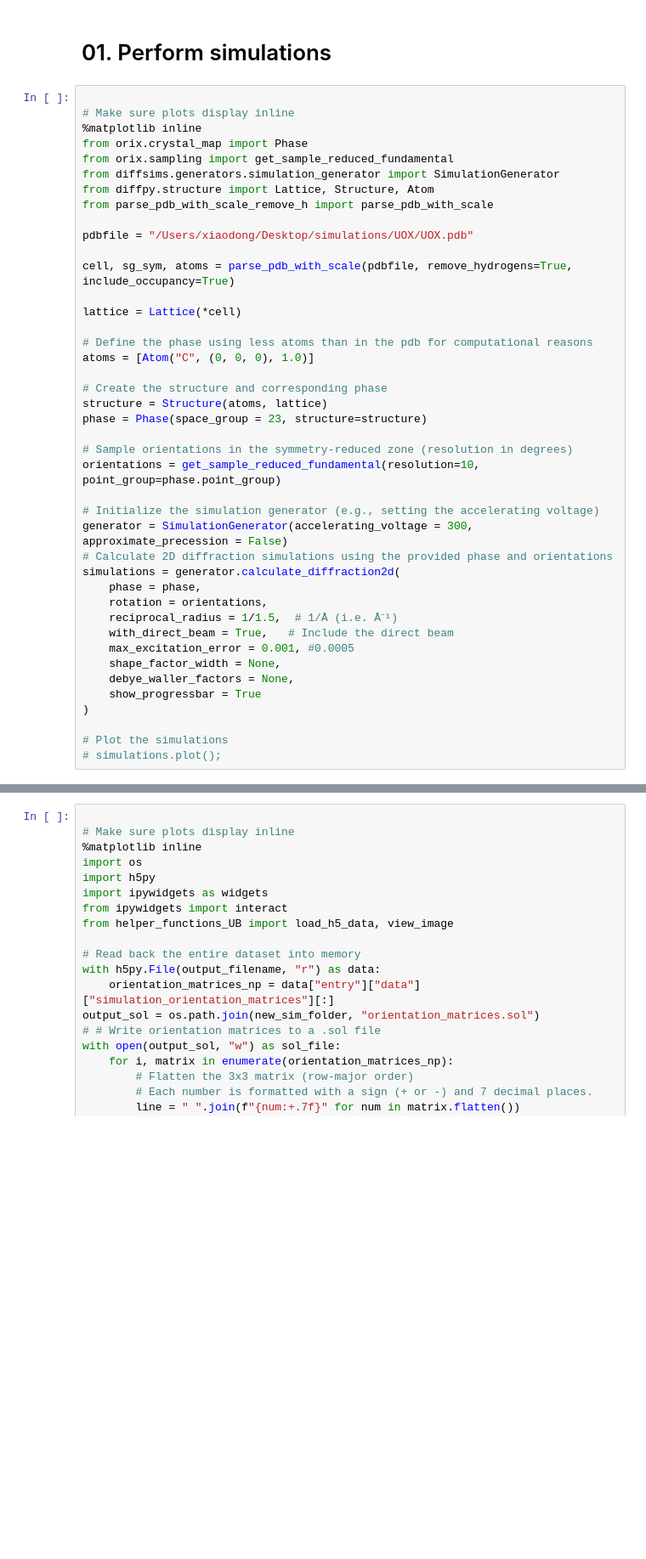
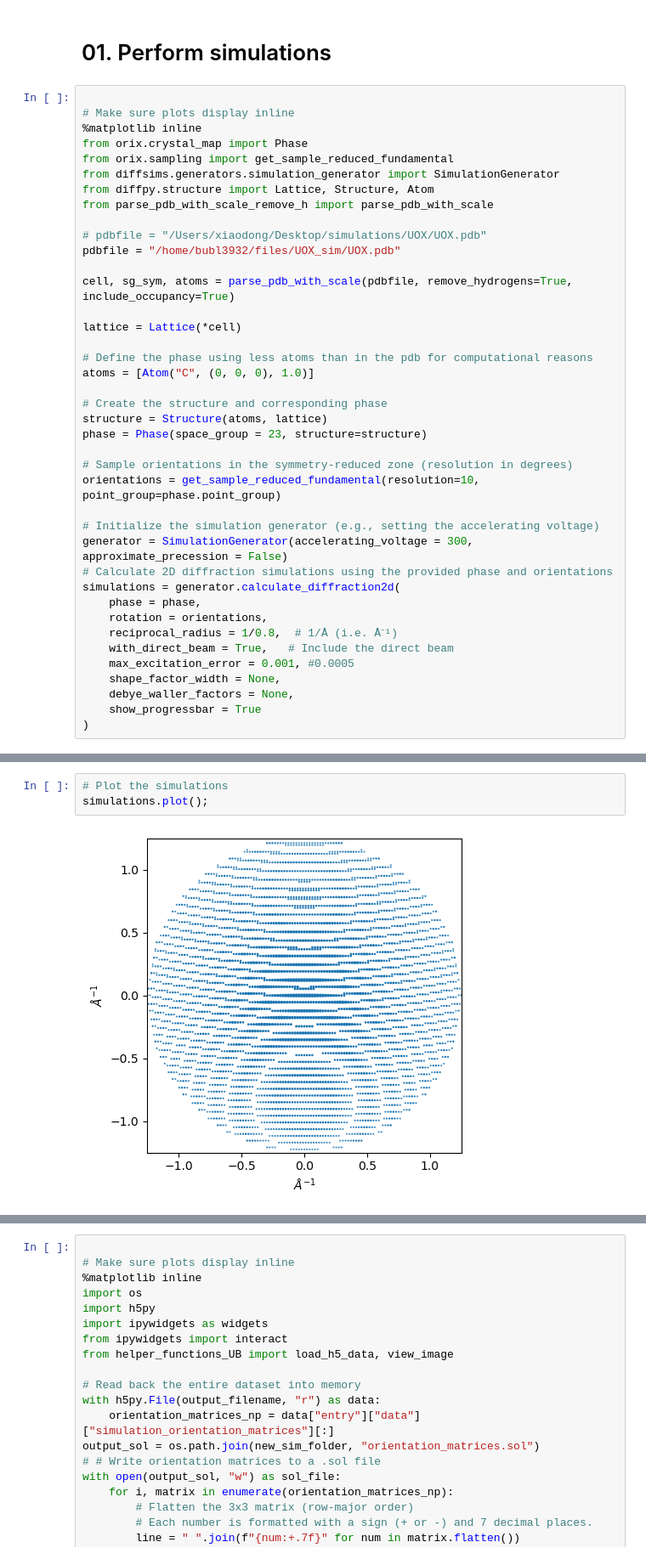
Before and after one commit to bstrb/simSSED, a Jupyter notebook: notebooks/simulate_from_pdb_get_UB.ipynb, the cells around one changed output, grey strips where cells are left out. Shown at 85% size. Drawn from its saved outputs; the diff is of its cells as text; blank space fills up the shorter version.

```diff
--- a/notebooks/simulate_from_pdb_get_UB.ipynb
+++ b/notebooks/simulate_from_pdb_get_UB.ipynb
@@ -10,7 +10,8 @@ from diffsims.generators.simulation_generator import SimulationGenerator
 from diffpy.structure import Lattice, Structure, Atom
 from parse_pdb_with_scale_remove_h import parse_pdb_with_scale
 
-pdbfile = "/Users/xiaodong/Desktop/simulations/UOX/UOX.pdb"
+# pdbfile = "/Users/xiaodong/Desktop/simulations/UOX/UOX.pdb"
+pdbfile = "/home/bubl3932/files/UOX_sim/UOX.pdb"
 
 cell, sg_sym, atoms = parse_pdb_with_scale(pdbfile, remove_hydrogens=True, include_occupancy=True)
 
@@ -32,13 +33,10 @@ generator = SimulationGenerator(accelerating_voltage = 300, approximate_precessi
 simulations = generator.calculate_diffraction2d(
     phase = phase,
     rotation = orientations,
-    reciprocal_radius = 1/1.5,  # 1/Å (i.e. Å⁻¹)
+    reciprocal_radius = 1/0.8,  # 1/Å (i.e. Å⁻¹)
     with_direct_beam = True,   # Include the direct beam
     max_excitation_error = 0.001, #0.0005
     shape_factor_width = None,
     debye_waller_factors = None,
     show_progressbar = True
 )
-
-# Plot the simulations
-# simulations.plot();
@@ -45 +45,6 @@ simulations = generator.calculate_diffraction2d(
+# %%
+# Plot the simulations
+simulations.plot();
+# %% [output]
+[figure, added]
 # %%
```
Also changed, not shown: parts of 2 cells of this notebook, 2 other files.
